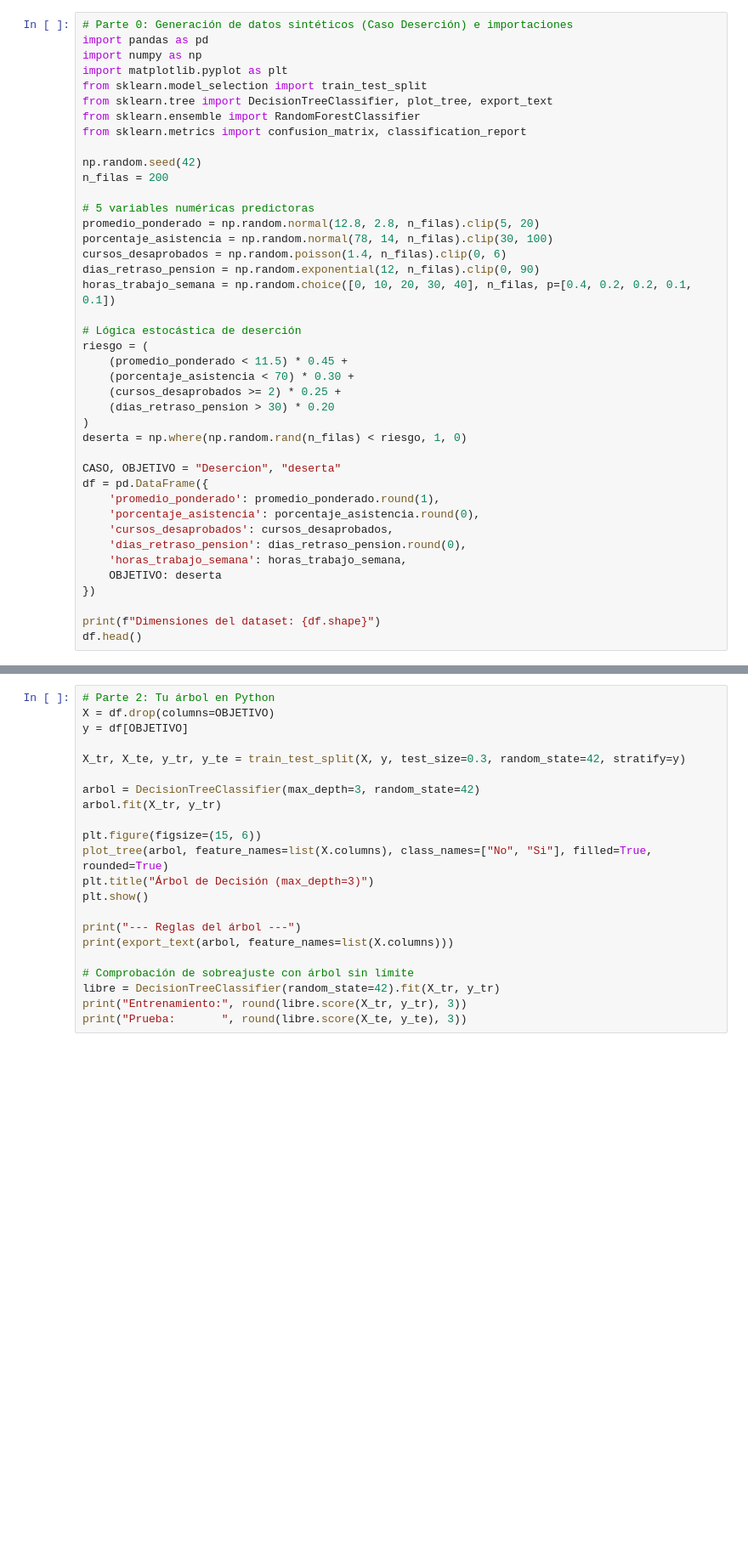
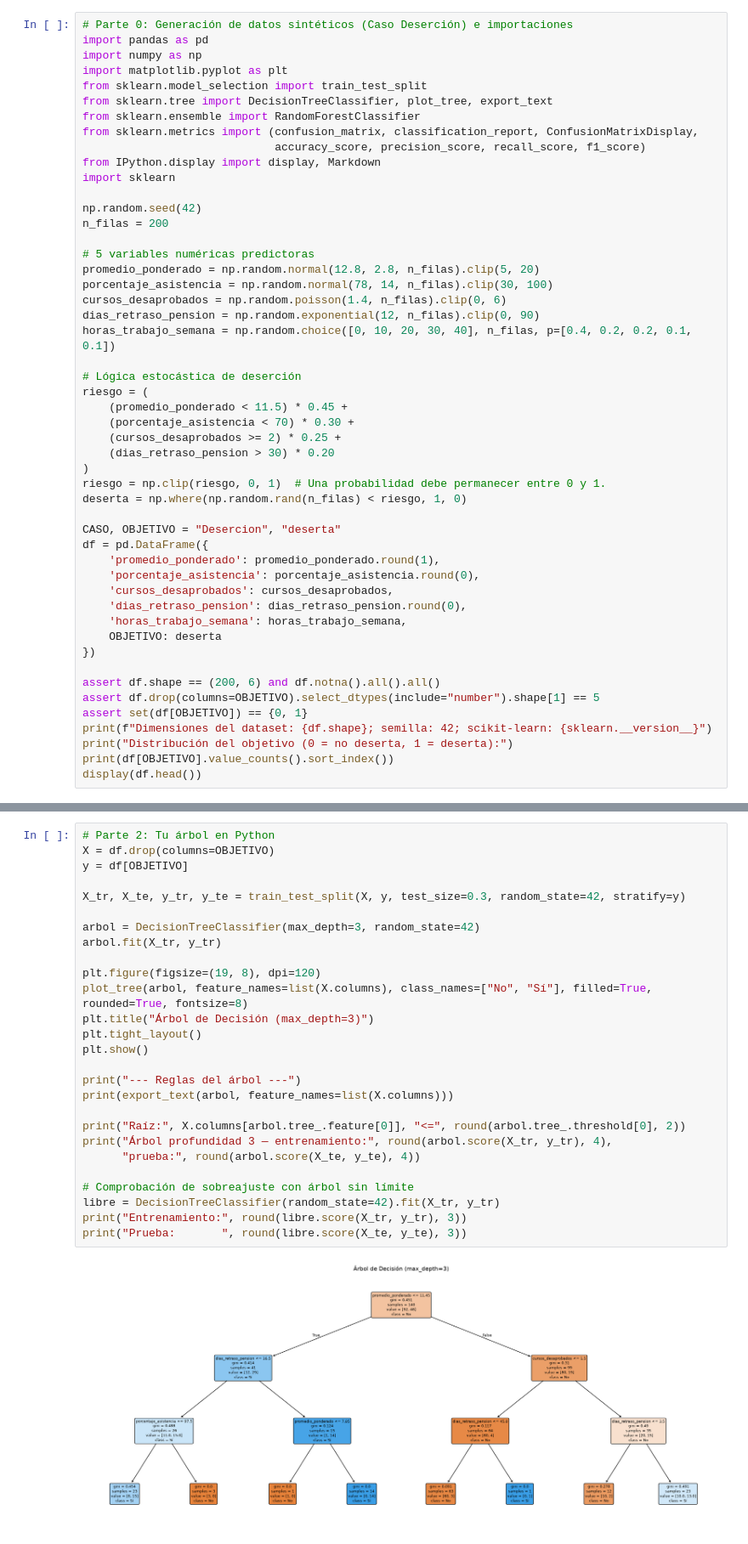
Before and after one commit to Matheuu17/simulator-agente-sem10, a Jupyter notebook: Caso.ipynb, the cells around one changed output, grey strips where cells are left out. Shown at 85% size. Drawn from its saved outputs; the diff is of its cells as text; blank space fills up the shorter version.

Commit message:
Corrige notebook académico y entrenamiento reproducible del simulador

```diff
--- a/Caso.ipynb
+++ b/Caso.ipynb
@@ -58,7 +173,10 @@ import matplotlib.pyplot as plt
 from sklearn.model_selection import train_test_split
 from sklearn.tree import DecisionTreeClassifier, plot_tree, export_text
 from sklearn.ensemble import RandomForestClassifier
-from sklearn.metrics import confusion_matrix, classification_report
+from sklearn.metrics import (confusion_matrix, classification_report, ConfusionMatrixDisplay,
+                             accuracy_score, precision_score, recall_score, f1_score)
+from IPython.display import display, Markdown
+import sklearn
 
 np.random.seed(42)
 n_filas = 200
@@ -77,6 +195,7 @@ riesgo = (
     (cursos_desaprobados >= 2) * 0.25 +
     (dias_retraso_pension > 30) * 0.20
 )
+riesgo = np.clip(riesgo, 0, 1)  # Una probabilidad debe permanecer entre 0 y 1.
 deserta = np.where(np.random.rand(n_filas) < riesgo, 1, 0)
 
 CASO, OBJETIVO = "Desercion", "deserta"
@@ -89,5 +208,10 @@ df = pd.DataFrame({
     OBJETIVO: deserta
 })
 
-print(f"Dimensiones del dataset: {df.shape}")
-df.head()
+assert df.shape == (200, 6) and df.notna().all().all()
+assert df.drop(columns=OBJETIVO).select_dtypes(include="number").shape[1] == 5
+assert set(df[OBJETIVO]) == {0, 1}
+print(f"Dimensiones del dataset: {df.shape}; semilla: 42; scikit-learn: {sklearn.__version__}")
+print("Distribución del objetivo (0 = no deserta, 1 = deserta):")
+print(df[OBJETIVO].value_counts().sort_index())
+display(df.head())
@@ -94,22 +231,29 @@ df.head()
 # %%
 # Parte 2: Tu árbol en Python
 X = df.drop(columns=OBJETIVO)
 y = df[OBJETIVO]
 
 X_tr, X_te, y_tr, y_te = train_test_split(X, y, test_size=0.3, random_state=42, stratify=y)
 
 arbol = DecisionTreeClassifier(max_depth=3, random_state=42)
 arbol.fit(X_tr, y_tr)
 
-plt.figure(figsize=(15, 6))
-plot_tree(arbol, feature_names=list(X.columns), class_names=["No", "Si"], filled=True, rounded=True)
+plt.figure(figsize=(19, 8), dpi=120)
+plot_tree(arbol, feature_names=list(X.columns), class_names=["No", "Sí"], filled=True, rounded=True, fontsize=8)
 plt.title("Árbol de Decisión (max_depth=3)")
+plt.tight_layout()
 plt.show()
 
 print("--- Reglas del árbol ---")
 print(export_text(arbol, feature_names=list(X.columns)))
 
+print("Raíz:", X.columns[arbol.tree_.feature[0]], "<=", round(arbol.tree_.threshold[0], 2))
+print("Árbol profundidad 3 — entrenamiento:", round(arbol.score(X_tr, y_tr), 4),
+      "prueba:", round(arbol.score(X_te, y_te), 4))
+
 # Comprobación de sobreajuste con árbol sin límite
 libre = DecisionTreeClassifier(random_state=42).fit(X_tr, y_tr)
 print("Entrenamiento:", round(libre.score(X_tr, y_tr), 3))
 print("Prueba:       ", round(libre.score(X_te, y_te), 3))
+# %% [output]
+[figure, added]
```
Also changed, not shown: parts of 10 cells of this notebook, 1 other file.
